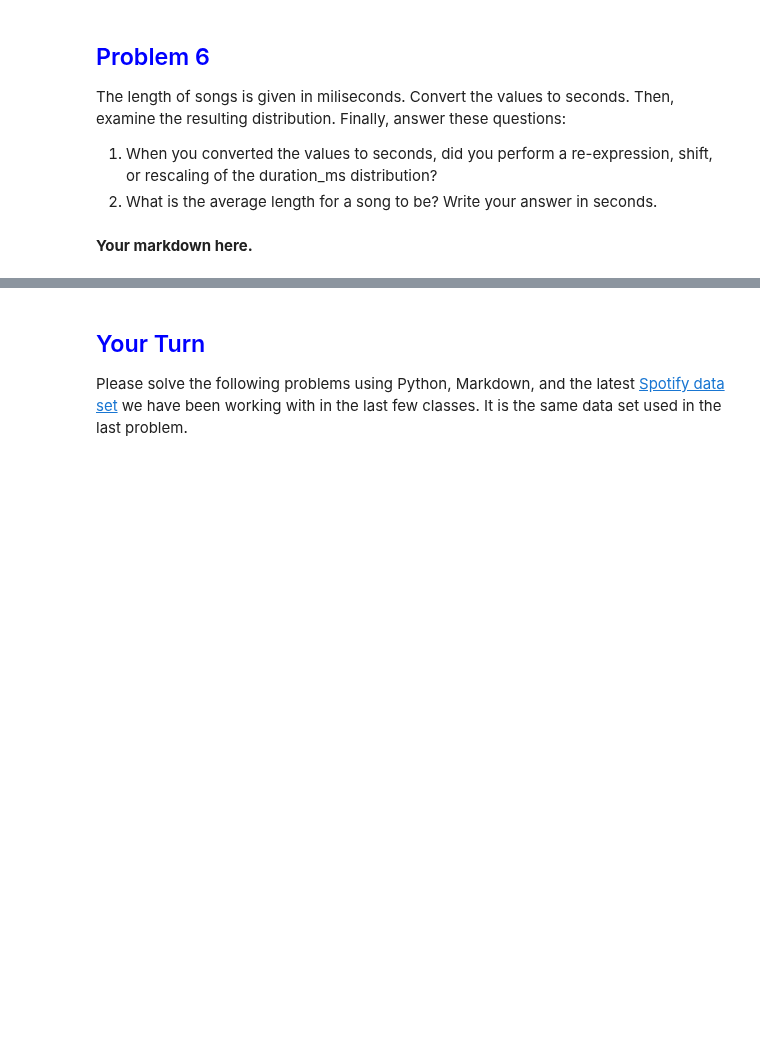
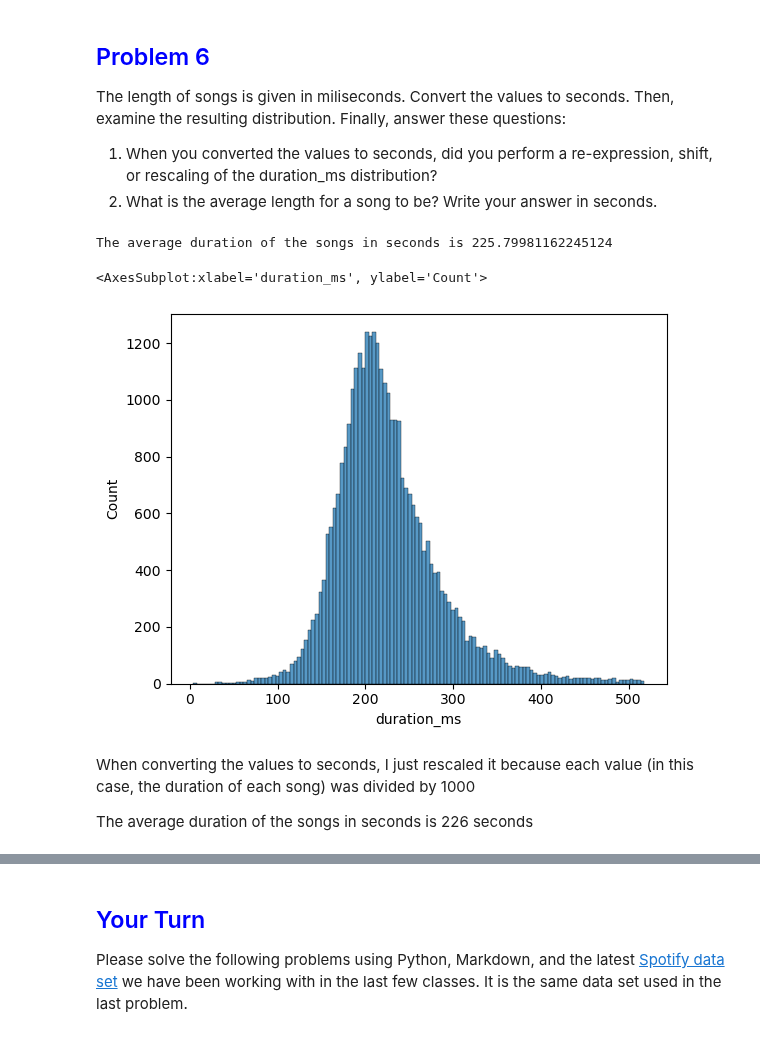
Before and after one commit to ReverseRasterization/AI, a Jupyter notebook: Semester 1/Problem Set/Problem Set - Transforming Data.ipynb, the cells around one changed output, grey strips where cells are left out. Cells and saved outputs as stored; diff of their text form; code cells hidden in the pictures; blank space fills up the shorter version.

```diff
--- a/Semester 1/Problem Set/Problem Set - Transforming Data.ipynb
+++ b/Semester 1/Problem Set/Problem Set - Transforming Data.ipynb
@@ -135,8 +179,17 @@ The length of songs is given in miliseconds. Convert the values to seconds. Then
 2. What is the average length for a song to be? Write your answer in seconds.
 # %%
 # Your code here.
+ssdf = pd.read_csv('spotify_songs.csv', encoding='latin_1')
+print("The average duration of the songs in seconds is", (ssdf['duration_ms']/1000).mean())
+sb.histplot(data = ssdf['duration_ms']/1000)
+# %% [output]
+The average duration of the songs in seconds is 225.79981162245124
+<AxesSubplot:xlabel='duration_ms', ylabel='Count'>
+[figure, added]
 # %% [markdown]
-**Your markdown here.**
+When converting the values to seconds, I just rescaled it because each value (in this case, the duration of each song) was divided by 1000
+
+The average duration of the songs in seconds is 226 seconds
 # %% [markdown]
 # Is it Normal?
 Remember, you should only calculate the standard deviation of a normal distributions (roughly symmetric and unimodal, looks like a bell). Yes, you can draw the histogram to visually confirm if it is "normal enough", but is there a better way to tell?
```
Also changed, not shown: parts of 12 cells of this notebook, 2 other files.
